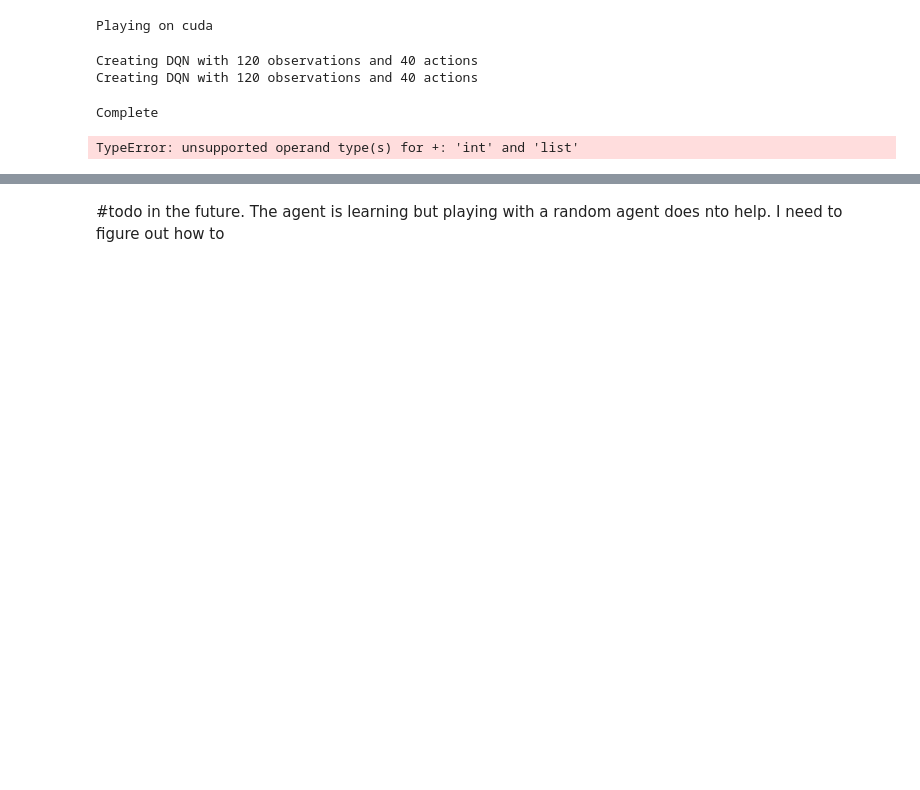
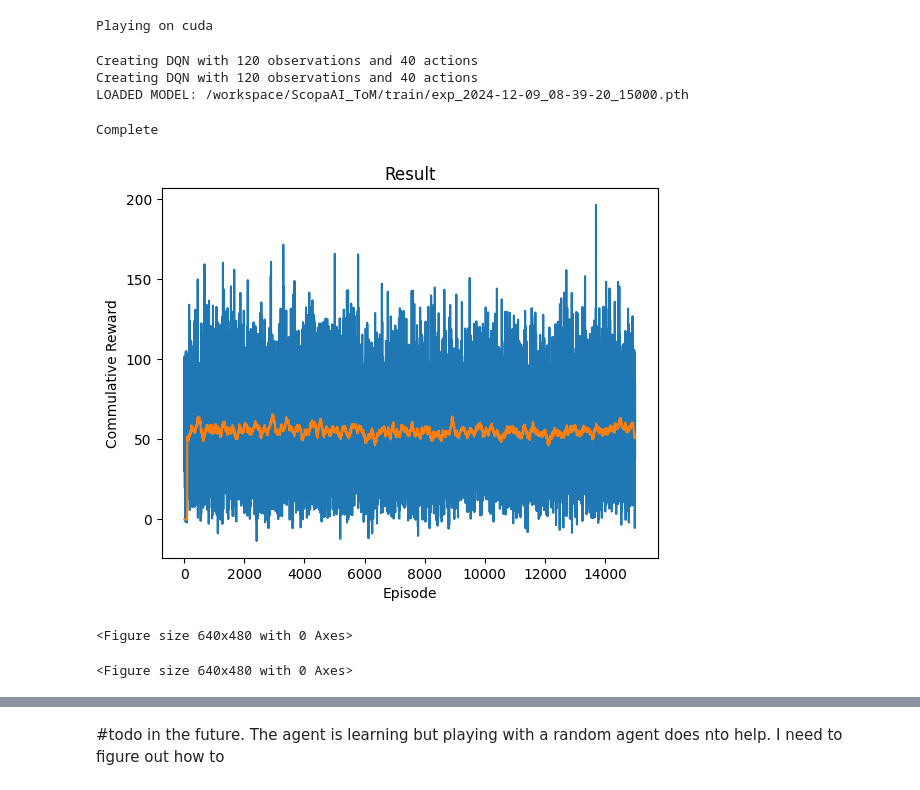
Before and after one commit to DeLnlyMthrLvr/ScopaAI_ToM, a Jupyter notebook: rl_training.ipynb, the cells around one changed output, grey strips where cells are left out. Saved outputs shown, nothing was run; the diff lists cells and outputs as text; code cells hidden in the pictures; blank space fills up the shorter version.

```diff
--- a/rl_training.ipynb
+++ b/rl_training.ipynb
@@ -127,6 +110,9 @@ class DQN(nn.Module):
 # EPS_DECAY controls the rate of exponential decay of epsilon, higher means a slower decay
 # TAU is the update rate of the target network
 # LR is the learning rate of the ``AdamW`` optimizer
+
+
+
 BATCH_SIZE = 128
 GAMMA = 0.99
 EPS_START = 0.9
@@ -142,12 +128,17 @@ state = env.reset()
 state = state.flatten()
 n_observations = len(state)
 
+def get_last_model():
+    return sorted(glob.glob('/workspace/ScopaAI_ToM/train/*.pth'))[-1]
+
 policy_net = DQN(n_observations, n_actions).to(device)
 target_net = DQN(n_observations, n_actions).to(device)
-target_net.load_state_dict(torch.load('/workspace/ScopaAI_ToM/train/exp_2024-11-28 22:55:43.016146_15000.pth'))
+target_net.load_state_dict(torch.load(get_last_model()))
+
+print(f'LOADED MODEL: {get_last_model()}')
 
 optimizer = optim.AdamW(policy_net.parameters(), lr=LR, amsgrad=True)
-memory = ReplayMemory(100000)
+memory = ReplayMemory(1000000)
 
 
 steps_done = 0
@@ -212,6 +203,7 @@ def plot_durations(show_result=False):
 # %% [output]
 Creating DQN with 120 observations and 40 actions
 Creating DQN with 120 observations and 40 actions
+LOADED MODEL: /workspace/ScopaAI_ToM/train/exp_2024-12-09_08-39-20_15000.pth
 # %%
 def optimize_model():
     if len(memory) < BATCH_SIZE:
@@ -282,6 +274,7 @@ for i_episode in tqdm(range(num_episodes), desc='Episodes'):
     done = False
     state = torch.tensor(state.flatten(), dtype=torch.float32, device=device).unsqueeze(0)
     commulative_reward = 0
+    divider = 1
     actions_taken = []  # Store actions for this episode
 
     for t in count():
@@ -291,6 +284,7 @@ for i_episode in tqdm(range(num_episodes), desc='Episodes'):
             if env.action_valid(action.index[i], player):
                 selected_action = action.index[i]
                 break
+            reward -= 1
 
         if selected_action is None:
             raise Exception(f'No valid action found. {action} | {[env.game.map_card_index(card) for card in player.hand]}')
@@ -300,6 +294,7 @@ for i_episode in tqdm(range(num_episodes), desc='Episodes'):
 
         observation, reward, done, _ = env.step(selected_action, player=player, v=-6)  # v=-7 for each game update!
         commulative_reward += reward
+        divider += 1
         reward = torch.tensor([reward], device=device)
 
         if done:
@@ -311,7 +306,7 @@ for i_episode in tqdm(range(num_episodes), desc='Episodes'):
             next_state = torch.tensor(observation.flatten(), dtype=torch.float32, device=device).unsqueeze(0)
 
         # Store the transition in memory
-        memory.push(state, torch.tensor(action.index, dtype=torch.int64, device=device), next_state if next_state is not None else None, reward)
+        memory.push(state, torch.tensor([selected_action], dtype=torch.int64, device=device), next_state if next_state is not None else None, reward)
 
         # Move to the next state
         state = next_state
@@ -321,35 +316,37 @@ for i_episode in tqdm(range(num_episodes), desc='Episodes'):
 
         # Soft update of the target network's weights
         target_net_state_dict = target_net.state_dict()
         policy_net_state_dict = policy_net.state_dict()
         for key in policy_net_state_dict:
             target_net_state_dict[key] = policy_net_state_dict[key] * TAU + target_net_state_dict[key] * (1 - TAU)
         target_net.load_state_dict(target_net_state_dict)
 
         if done:
             episode_durations.append(commulative_reward)
             # Log metrics to TensorBoard
-            writer.add_scalar('Reward/Episode', commulative_reward, i_episode)
+            writer.add_scalar('Reward/Episode', commulative_reward/divider, i_episode)
             writer.add_scalar('Scores/Side1/Episode', env.game.match_points[0], i_episode)
             writer.add_scalar('Scores/Side2/Episode', env.game.match_points[1], i_episode)
+            writer.add_scalar('Scores/Difference/Episode', env.game.match_points[0]-env.game.match_points[1], i_episode)
             break
 
-    # Log all actions as a histogram
-    writer.add_histogram(f'Actions/Episode_{i_episode}', torch.tensor(actions_taken, dtype=torch.int64), i_episode)
+
 
 # Save the model
 model_path = f'/workspace/ScopaAI_ToM/train/exp_{datetime.datetime.now().strftime("%Y-%m-%d_%H-%M-%S")}_{num_episodes}.pth'
 torch.save(policy_net.state_dict(), model_path)
 
 # Log final metrics
 print('Complete')
-writer.add_hparams({'num_episodes': num_episodes}, {'final_score': sum(scores)/len(scores)})
+writer.add_hparams({'num_episodes': num_episodes}, {'average_scoreD': np.mean([score[0]-score[1] for score in scores])})
 writer.close()
 
 # Plot results
 plot_durations(show_result=True)
 plt.ioff()
 plt.show()
 # %% [output]
 Complete
+[figure, added]
-TypeError: unsupported operand type(s) for +: 'int' and 'list'
+<Figure size 640x480 with 0 Axes>
+<Figure size 640x480 with 0 Axes>
```
Also changed, not shown: parts of 12 cells of this notebook.
